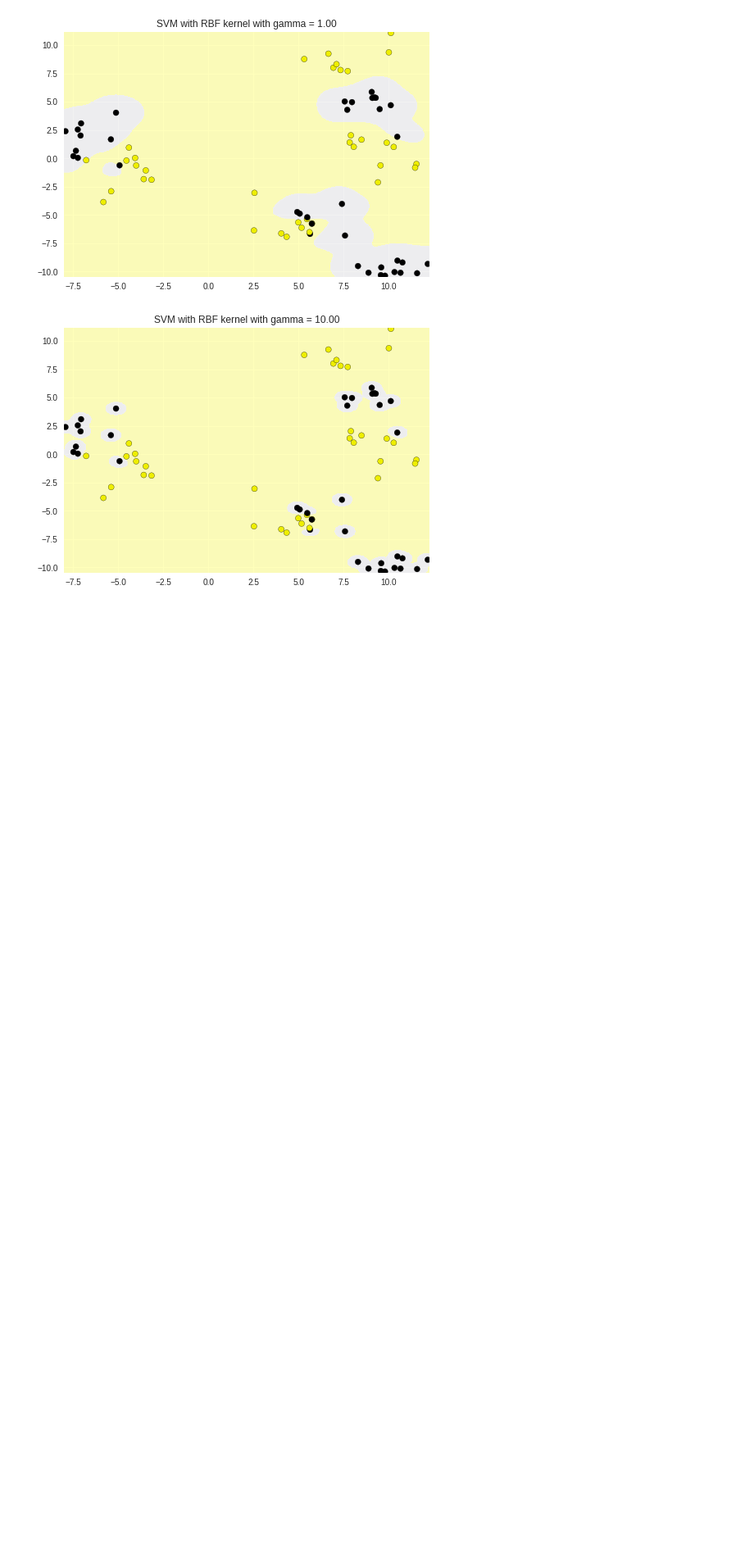
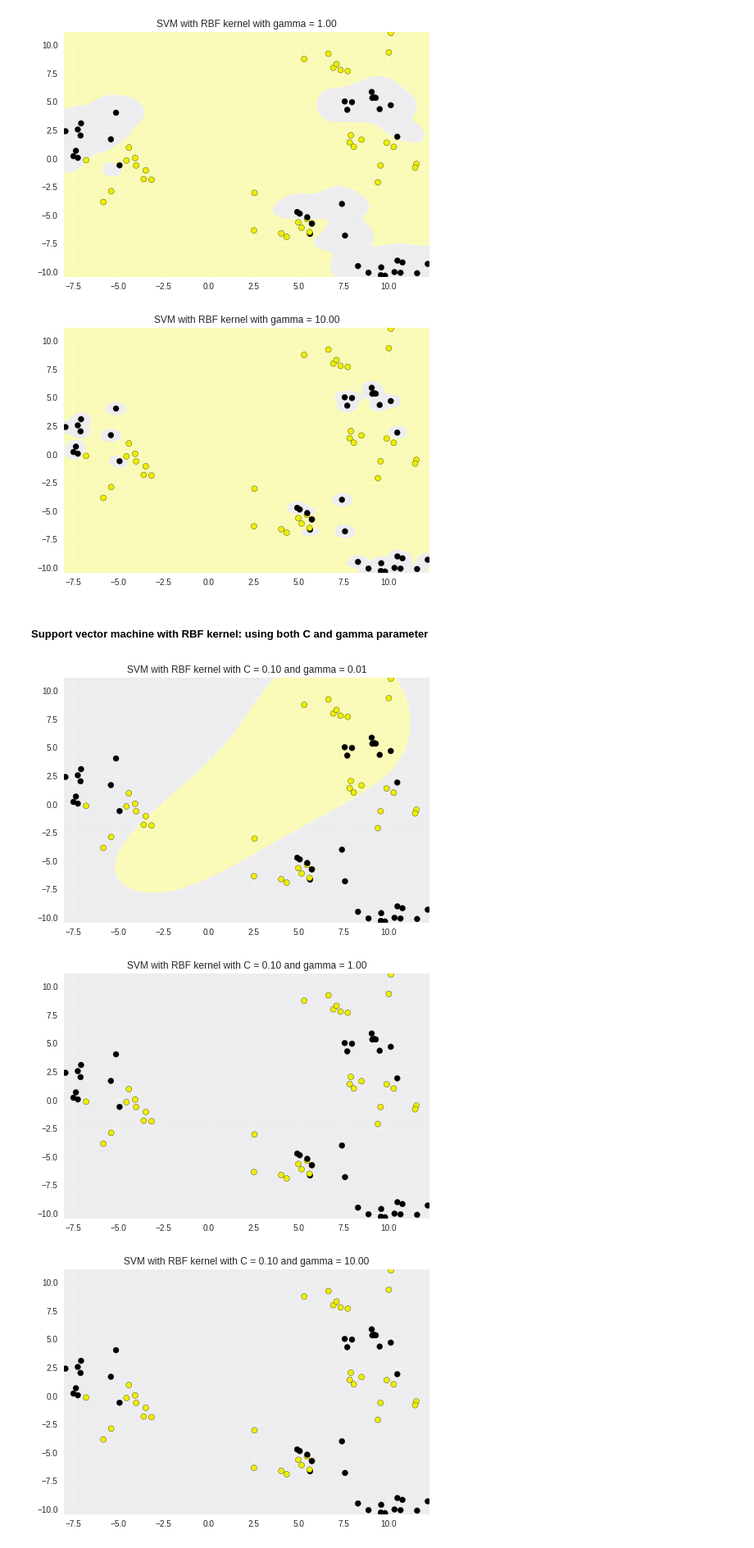
Before and after one commit to c-shekhar/AppliedML, a Jupyter notebook: Implementations/Classification.ipynb, the cells around one changed output. Shown at 82% size. Drawn from its saved outputs; the diff is of its cells as text; code cells hidden in the pictures; blank space fills up the shorter version.

```diff
--- a/Implementations/Classification.ipynb
+++ b/Implementations/Classification.ipynb
@@ -209,7 +209,7 @@ plot_class_regions_for_classifier(clf_poly,X_train,y_train,None,None,'SVM with P
 from sklearn.svm import SVC
 from adspy_shared_utilities import plot_class_regions_for_classifier
 X_train,X_test,y_train,y_test = train_test_split(X_D2, y_D2,random_state=0)
-for this_axes,this_gamma in zip(subaxes,[0.01,1.0,10.0]):
+for this_gamma in [0.01,1.0,10.0]:
     clf_rbf = SVC(kernel='rbf',gamma=this_gamma)
     clf_rbf.fit(X_train,y_train)
     title = 'SVM with RBF kernel with gamma = {:.2f}'.format(this_gamma)
@@ -218,3 +218,19 @@ for this_axes,this_gamma in zip(subaxes,[0.01,1.0,10.0]):
 [figure]
 [figure]
 [figure]
+# %% [markdown]
+##### Support vector machine with RBF kernel: using both C and gamma parameter
+# %%
+from sklearn.svm import SVC
+from adspy_shared_utilities import plot_class_regions_for_classifier
+X_train,X_test,y_train,y_test = train_test_split(X_D2, y_D2,random_state=0)
+for this_c in [0.1,1.0,15,250.0]:
+    for this_gamma in [0.01,1.0,10.0]:
+        clf_rbf = SVC(kernel='rbf',C=this_c,gamma=this_gamma)
+        clf_rbf.fit(X_train,y_train)
+        title = 'SVM with RBF kernel with C = {:.2f} and gamma = {:.2f}'.format(this_c,this_gamma)
+        plot_class_regions_for_classifier(clf_rbf,X_train,y_train,None,None,title)
+# %% [output]
+[figure, added]
+[figure, added]
+[figure, added]
```
Also changed, not shown: parts of 7 cells of this notebook.
